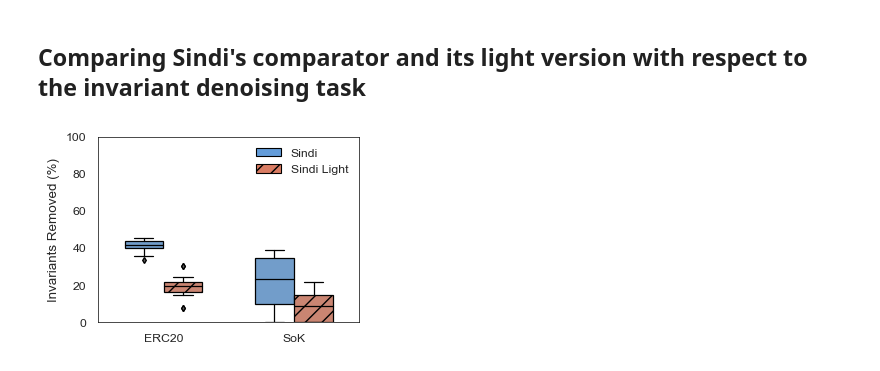
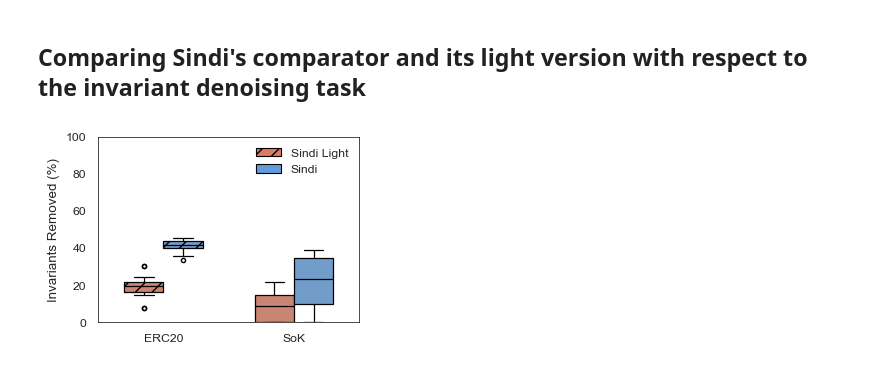
Before and after one commit to mojtaba-eshghie/Sindi, a Jupyter notebook: use-cases/dynamically-mined-invariant-denoising/analysis.ipynb, the cells around one changed output. Cells and saved outputs as stored; diff of their text form; code cells hidden in the pictures.

Commit message:
Adding the same plot but inverted order of sindi and sindi light.

```diff
--- a/use-cases/dynamically-mined-invariant-denoising/analysis.ipynb
+++ b/use-cases/dynamically-mined-invariant-denoising/analysis.ipynb
@@ -417,7 +417,8 @@ sns.set_style("white")
 plt.figure(figsize=(3.4, 2.4))
 
 # Fixed hue order so we always know which box is which within each category
-hue_order = ['Sindi', 'Sindi Light']
+# This is the line that has been changed to meet your requirement
+hue_order = ['Sindi Light', 'Sindi']
 palette = {'Sindi': '#639CD9', 'Sindi Light': '#D97C63'}
 
 ax = sns.boxplot(
@@ -461,31 +462,31 @@ for i, box in enumerate(boxes):
 for spine in ax.spines.values():
     spine.set_visible(True)
     spine.set_linewidth(0.5)
     spine.set_edgecolor('black')
 
 plt.ylim(0, 100)
 plt.xlabel("")
 plt.ylabel("Invariants Removed (%)")
 
 # ----------------------------
 # 9) Legend with matching hatch
 # ----------------------------
 handles, labels = ax.get_legend_handles_labels()
 # Rebuild legend to ensure consistent hatching/edges
 new_handles = []
 for lab in labels:
     if lab == 'Sindi Light':
         new_handles.append(Patch(facecolor=palette[lab], edgecolor='black', hatch='//'))
     else:
         new_handles.append(Patch(facecolor=palette[lab], edgecolor='black'))
 ax.legend(new_handles, labels, title='', frameon=False)
 
 plt.tight_layout()
 
 # ----------------------------
 # 10) Save / Show
 # ----------------------------
 plt.savefig("paired_boxplot_invariants_removed.pdf", dpi=300, bbox_inches='tight')
 plt.show()
 # %% [output]
-[figure, old version]
+[figure, new version]
```
Also changed, not shown: 2 other files.
